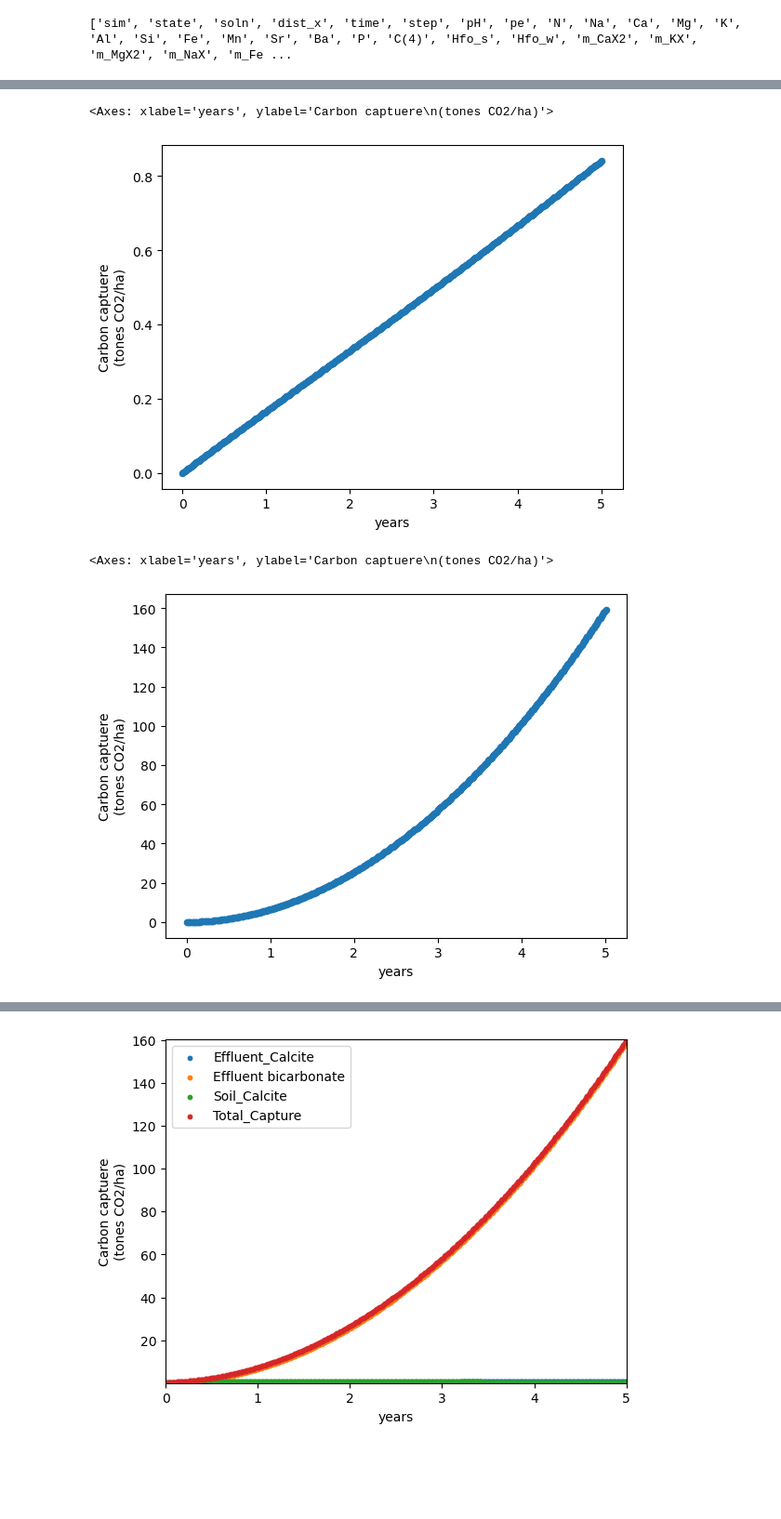
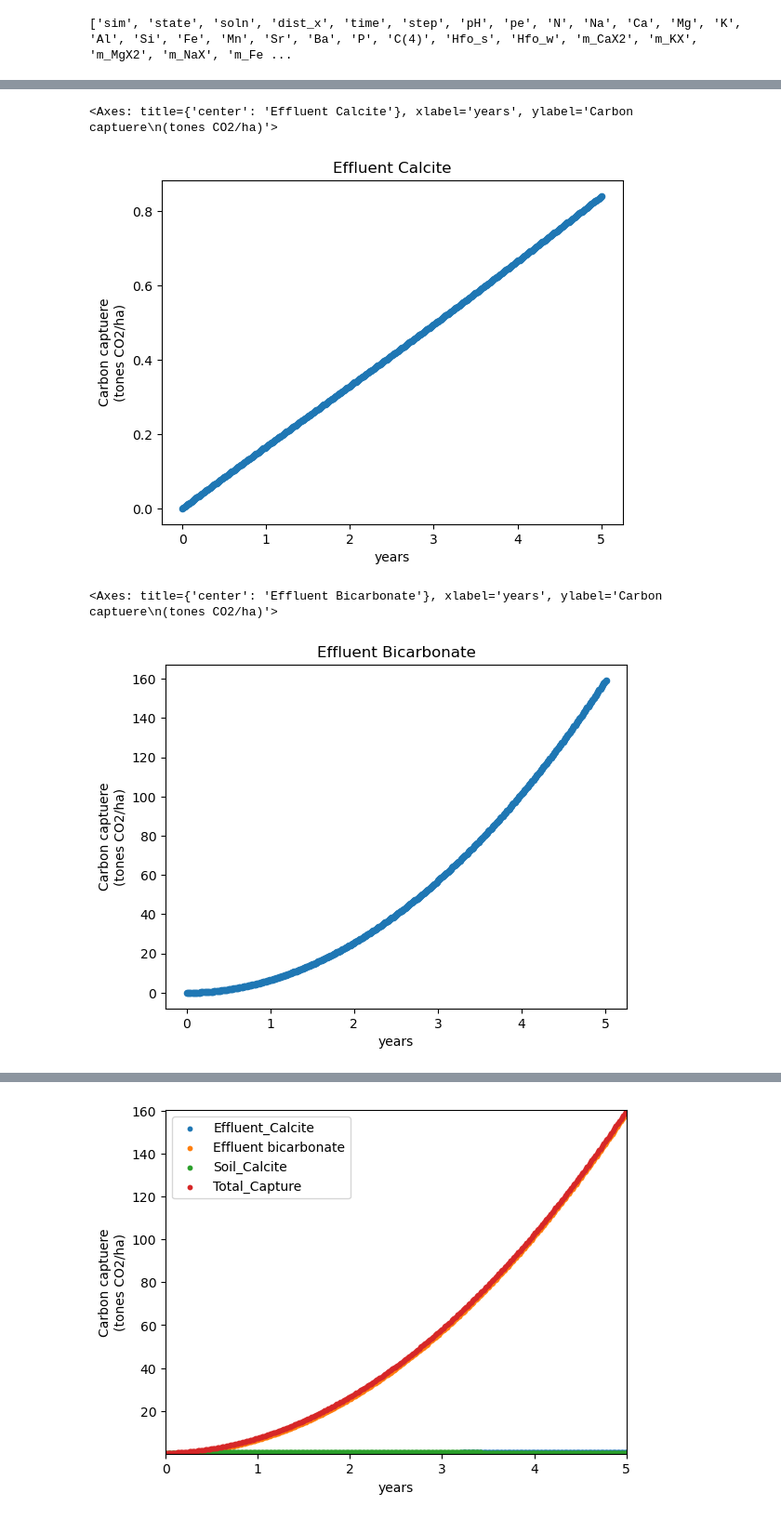
Before and after one commit to Geochemical-Modeling/PHREEQC_dataviz, a Jupyter notebook: co2capture_verfication.ipynb, the cells around one changed output, grey strips where cells are left out. Shown: that part at 93% size. Saved outputs shown, nothing was run; the diff lists cells and outputs as text; code cells hidden in the pictures; blank space fills up the shorter version.

```diff
--- a/co2capture_verfication.ipynb
+++ b/co2capture_verfication.ipynb
@@ -72,17 +72,17 @@ eff_c['Calcite'] = eff_c['Calcite']*(500000/10)*44/1000000
 # rename
 eff_c.rename(columns={"Calcite": "Effluent_Calcite"},inplace = True)
 # %%
-eff_c.plot.scatter(x="years",y="Effluent_Calcite",ylabel="Carbon captuere\n(tones CO2/ha)")
+eff_c.plot.scatter(x="years",y="Effluent_Calcite",title="Effluent Calcite",ylabel="Carbon captuere\n(tones CO2/ha)")
 # %% [output]
-<Axes: xlabel='years', ylabel='Carbon captuere\n(tones CO2/ha)'>
+<Axes: title={'center': 'Effluent Calcite'}, xlabel='years', ylabel='Carbon captuere\n(tones CO2/ha)'>
-[figure, old version]
+[figure, new version]
 # %%
 eff_c['Effluent bicarbonate']=eff_c["Effluent_Calcite"].cumsum()
 # %%
-eff_c.plot.scatter(x="years",y=["Effluent bicarbonate"],ylabel="Carbon captuere\n(tones CO2/ha)")
+eff_c.plot.scatter(x="years",y=["Effluent bicarbonate"],title="Effluent Bicarbonate",ylabel="Carbon captuere\n(tones CO2/ha)")
 # %% [output]
-<Axes: xlabel='years', ylabel='Carbon captuere\n(tones CO2/ha)'>
+<Axes: title={'center': 'Effluent Bicarbonate'}, xlabel='years', ylabel='Carbon captuere\n(tones CO2/ha)'>
-[figure, old version]
+[figure, new version]
 # %%
 eff_c["Soil_Calcite"]= soil_c["Soil_Calcite"]
 eff_c["Total_Capture"] = eff_c['Effluent bicarbonate'] + eff_c["Effluent_Calcite"]+eff_c["Soil_Calcite"]
```
Also changed, not shown: parts of 2 cells of this notebook.
